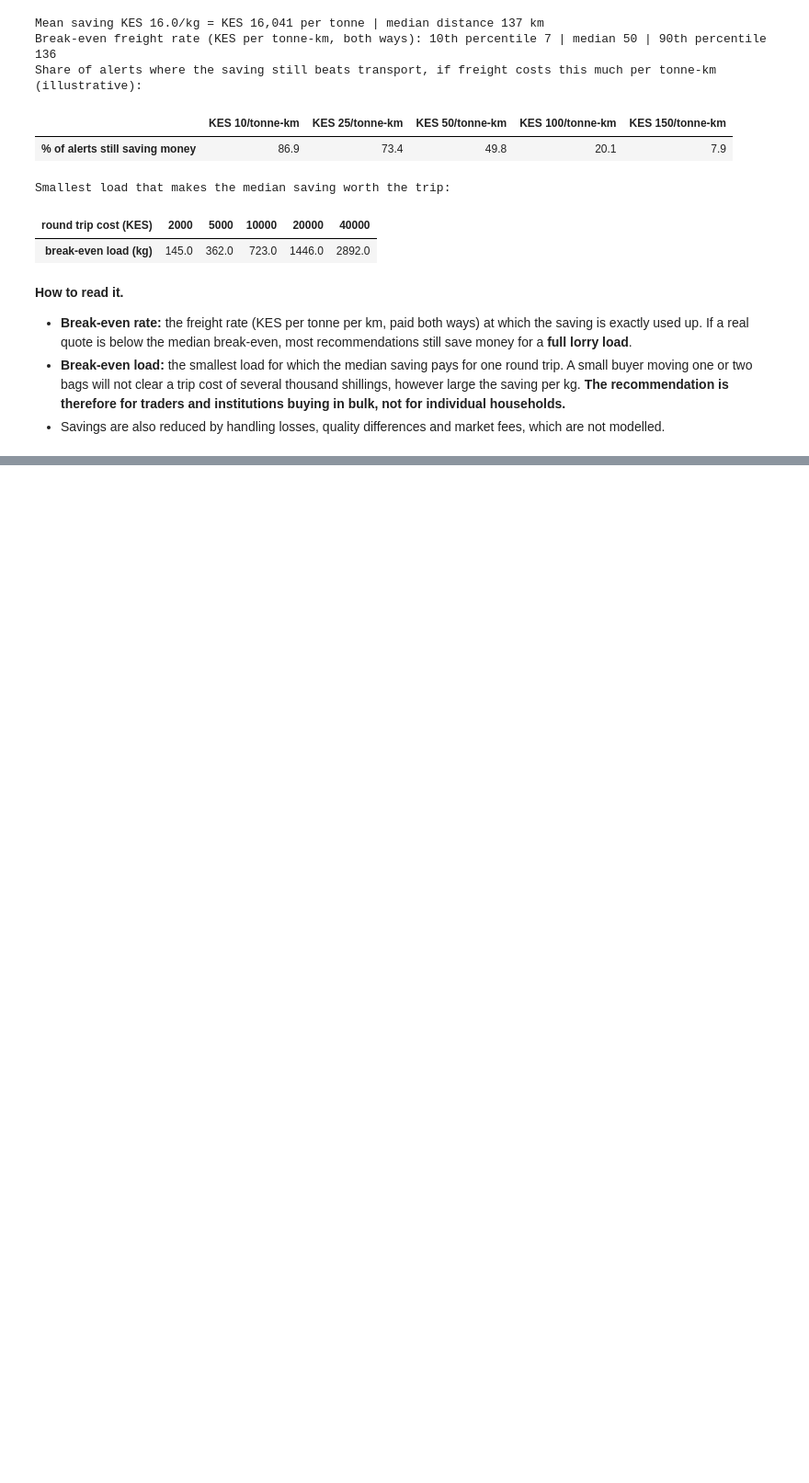
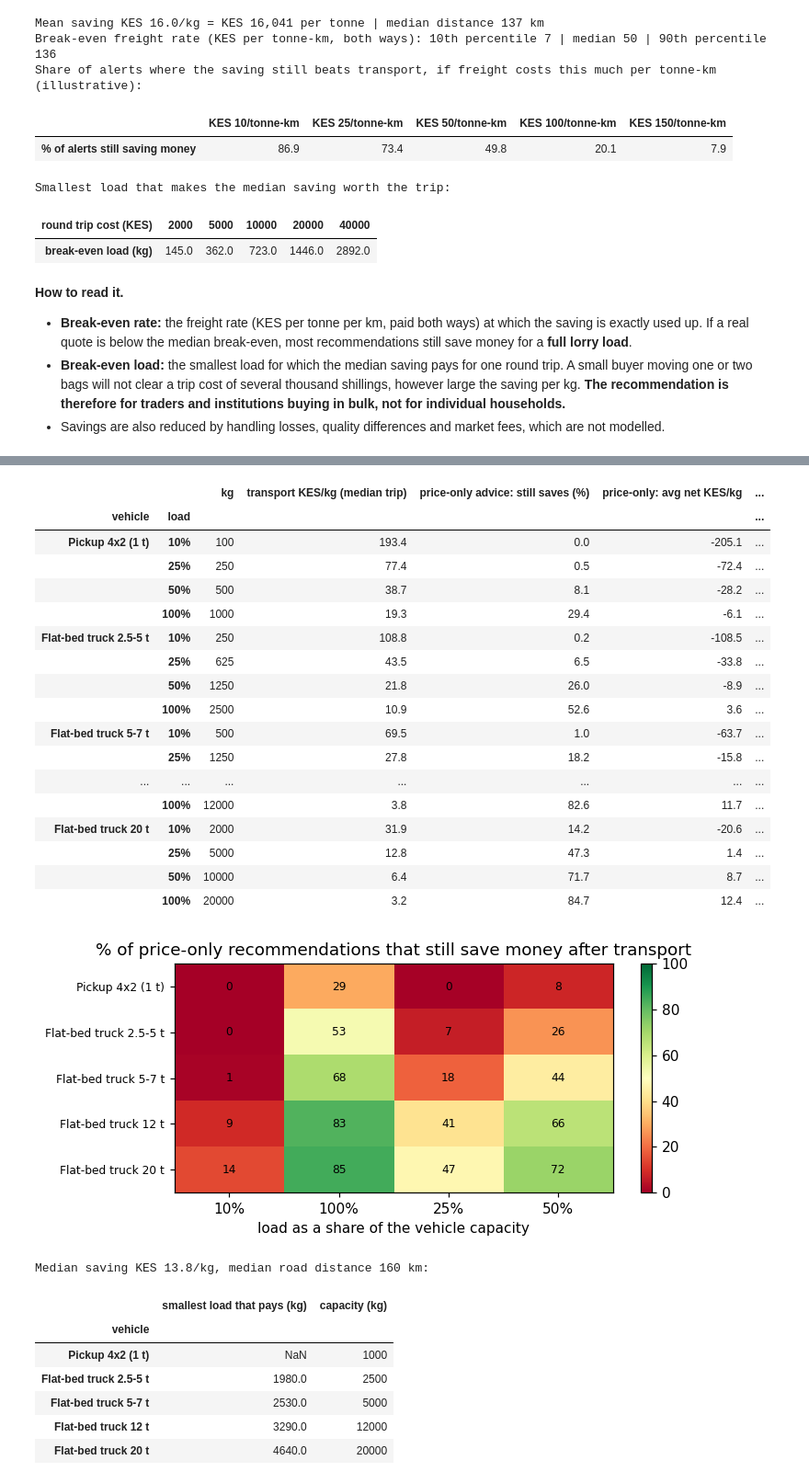
Before and after one commit to emergingleader/Soko_Radar, a Jupyter notebook: notebooks/05_recommender.ipynb, the cells around one changed output, grey strips where cells are left out. Shown at 92% size. Cells and saved outputs as stored; diff of their text form; code cells hidden in the pictures; blank space fills up the shorter version.

Commit message:
Add alerts notebooks and hand-over; use the new recommender with transport; remove duplicates; update README

```diff
--- a/notebooks/05_recommender.ipynb
+++ b/notebooks/05_recommender.ipynb
@@ -406,0 +459,69 @@ Smallest load that makes the median saving worth the trip:
+# %%
+# NET saving after transport, for each vehicle and load. Cost of moving q kg a road distance d: trips x (hire + fuel + driver/handling), with trips = ceil(q / capacity),
+#   hire = max(2d x hire rate per km, minimum charge); fuel = 2d x litres per km x pump price in the buyer's county; the vehicle is paid for the way back too.
+# A part-empty vehicle costs as much as a full one. A recommendation must still save money AFTER this cost.
+RETURN_FACTOR = 2
+def transport_per_kg(road_km, qty, m, county=None, fuel_price=None):
+    trips = np.ceil(qty / m.capacity_kg)
+    if fuel_price is None: fuel_price = pd.Series(np.atleast_1d(np.asarray(county))).map(FUEL[m.fuel_type]).fillna(FUEL_NATIONAL[m.fuel_type]).values
+    rt = np.asarray(road_km, dtype=float) * RETURN_FACTOR
+    return trips * (np.maximum(rt * m.hire_rate_per_km, m.min_charge_per_trip) + rt * m.fuel_l_per_km * fuel_price + m.fixed_cost_per_trip) / qty
+keys = GROUP + ['county_a']
+base = picks['forecast'].loc[common].reset_index()                      # price-only picks (cheapest forecast), scored where both counties have a real target price
+n_alerts_all = P_used.groupby(keys).ngroups
+rows = []
+for _, m in rates.iterrows():
+    for share in (0.10, 0.25, 0.50, 1.00):
+        qty = share * m.capacity_kg
+        t = transport_per_kg(base.road_km, qty, m, base.county_a); net = base.target_a - base.target_b - t
+        T = P_used.assign(tck=transport_per_kg(P_used.road_km, qty, m, P_used.county_a)); T['net_fc'] = T.fc_a - T.fc_b - T.tck
+        Q = T[T.net_fc >= MIN_GAIN * T.fc_a]
+        R = Q.loc[Q.groupby(keys).net_fc.idxmax().values] if len(Q) else Q
+        S = R[R.obs_a & R.obs_b]; net2 = S.target_a - S.target_b - S.tck
+        rows.append({'vehicle': m['mode'], 'load': f'{share:.0%}', 'kg': int(qty), 'transport KES/kg (median trip)': float(np.median(t)),
+                     'price-only advice: still saves (%)': 100 * (net > 0).mean(), 'price-only: avg net KES/kg': net.mean(),
+                     'net rule: alerts recommended (%)': 100 * len(R) / n_alerts_all, 'net rule: still saves (%)': 100 * (net2 > 0).mean() if len(S) else np.nan,
+                     'net rule: avg net KES/kg': net2.mean() if len(S) else np.nan, 'net rule: scored': len(S)})
+net_tab = pd.DataFrame(rows)
+display(net_tab.round(1).set_index(['vehicle', 'load']))
+import matplotlib.pyplot as plt
+hm = net_tab.pivot(index='vehicle', columns='load', values='price-only advice: still saves (%)').reindex(rates['mode'])
+fig, ax = plt.subplots(figsize=(7, 3.2)); im = ax.imshow(hm.values.astype(float), cmap='RdYlGn', vmin=0, vmax=100, aspect='auto'); ax.grid(False)
+ax.set_xticks(range(hm.shape[1])); ax.set_xticklabels(hm.columns); ax.set_yticks(range(hm.shape[0])); ax.set_yticklabels(hm.index, fontsize=8)
+for i in range(hm.shape[0]):
+    for j in range(hm.shape[1]): ax.text(j, i, f'{hm.values[i, j]:.0f}', ha='center', va='center', fontsize=8)
+ax.set_xlabel('load as a share of the vehicle capacity'); ax.set_title('% of price-only recommendations that still save money after transport'); plt.colorbar(im); plt.tight_layout(); plt.show()
+# smallest load that makes the MEDIAN price-only saving pay for the median trip, per vehicle
+med_s, med_km = (base.target_a - base.target_b).median(), base.road_km.median(); be_rows = []
+for _, m in rates.iterrows():
+    grid = np.arange(10, 3 * m.capacity_kg, 10); ok = grid[transport_per_kg(med_km, grid, m, fuel_price=FUEL_NATIONAL[m.fuel_type]) < med_s]
+    be_rows.append({'vehicle': m['mode'], 'smallest load that pays (kg)': int(ok.min()) if len(ok) else np.nan, 'capacity (kg)': int(m.capacity_kg)})
+be_tab = pd.DataFrame(be_rows).set_index('vehicle'); print(f'Median saving KES {med_s:.1f}/kg, median road distance {med_km:.0f} km:'); display(be_tab)
+# %% [output]
+|  |  | kg | transport KES/kg (median trip) | price-only advice: still saves (%) | price-only: avg net KES/kg | ... |
+| vehicle | load |  |  |  |  | ... |
+| Pickup 4x2 (1 t) | 10% | 100 | 193.4 | 0.0 | -205.1 | ... |
+|  | 25% | 250 | 77.4 | 0.5 | -72.4 | ... |
+|  | 50% | 500 | 38.7 | 8.1 | -28.2 | ... |
+|  | 100% | 1000 | 19.3 | 29.4 | -6.1 | ... |
+| Flat-bed truck 2.5-5 t | 10% | 250 | 108.8 | 0.2 | -108.5 | ... |
+|  | 25% | 625 | 43.5 | 6.5 | -33.8 | ... |
+|  | 50% | 1250 | 21.8 | 26.0 | -8.9 | ... |
+|  | 100% | 2500 | 10.9 | 52.6 | 3.6 | ... |
+| Flat-bed truck 5-7 t | 10% | 500 | 69.5 | 1.0 | -63.7 | ... |
+|  | 25% | 1250 | 27.8 | 18.2 | -15.8 | ... |
+| ... | ... | ... | ... | ... | ... | ... |
+|  | 100% | 12000 | 3.8 | 82.6 | 11.7 | ... |
+| Flat-bed truck 20 t | 10% | 2000 | 31.9 | 14.2 | -20.6 | ... |
+|  | 25% | 5000 | 12.8 | 47.3 | 1.4 | ... |
+|  | 50% | 10000 | 6.4 | 71.7 | 8.7 | ... |
+|  | 100% | 20000 | 3.2 | 84.7 | 12.4 | ... |
+[figure, added]
+Median saving KES 13.8/kg, median road distance 160 km:
+|  | smallest load that pays (kg) | capacity (kg) |
+| vehicle |  |  |
+| Pickup 4x2 (1 t) | NaN | 1000 |
+| Flat-bed truck 2.5-5 t | 1980.0 | 2500 |
+| Flat-bed truck 5-7 t | 2530.0 | 5000 |
+| Flat-bed truck 12 t | 3290.0 | 12000 |
+| Flat-bed truck 20 t | 4640.0 | 20000 |
```
Also changed, not shown: parts of 14 cells of this notebook, 7 other files.
